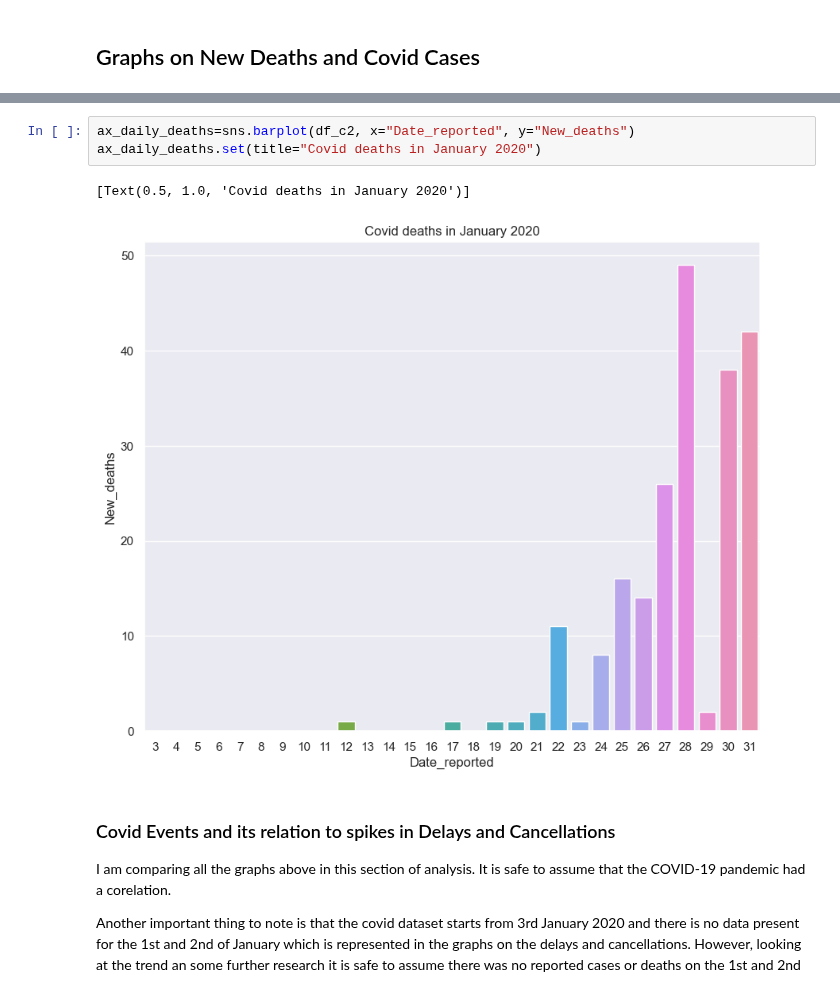
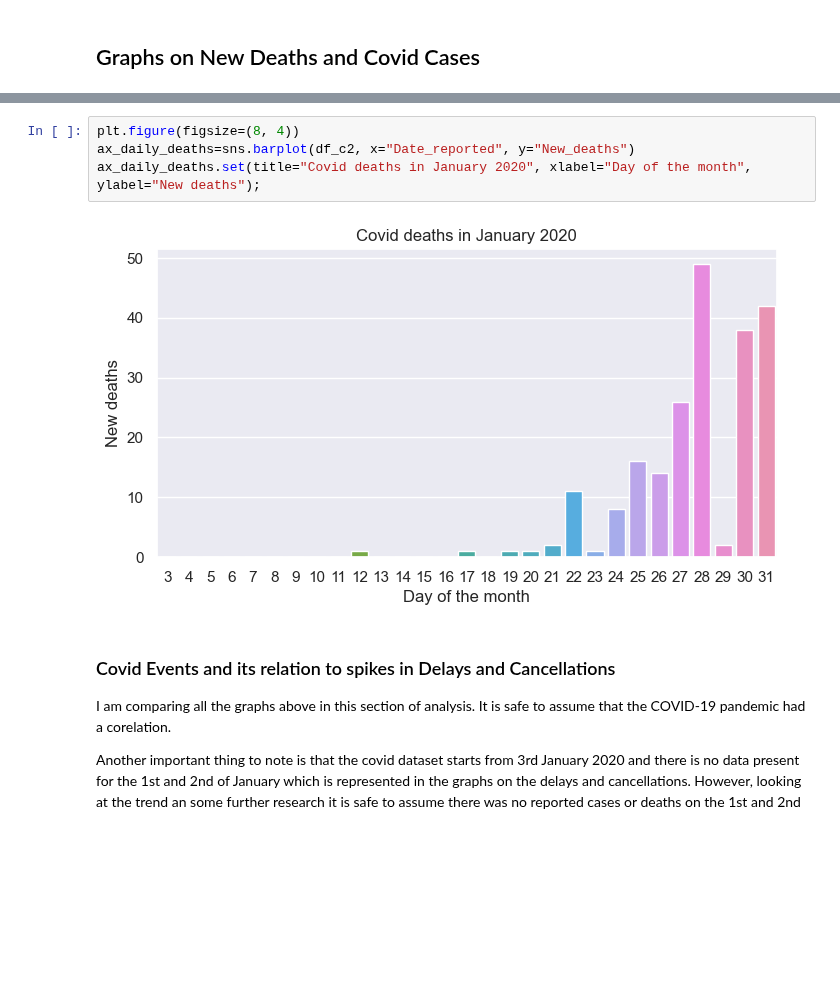
Before and after one commit to ubco-W2022T2-data301/project-group-group05, a Jupyter notebook: analysis/analysis_aakash.ipynb, the cells around one changed output, grey strips where cells are left out. Drawn from its saved outputs; the diff is of its cells as text; blank space fills up the shorter version.

Commit message:
analysis: Clean up axis labels, fix error
The dataframe for the last plot had been removed, so I took care of
that.

```diff
--- a/analysis/analysis_aakash.ipynb
+++ b/analysis/analysis_aakash.ipynb
@@ -210,9 +212,9 @@ ax_daily_cases.set(title="Covid cases in January 2020")
 # %%
+plt.figure(figsize=(8, 4))
 ax_daily_deaths=sns.barplot(df_c2, x="Date_reported", y="New_deaths")
-ax_daily_deaths.set(title="Covid deaths in January 2020")
+ax_daily_deaths.set(title="Covid deaths in January 2020", xlabel="Day of the month", ylabel="New deaths");
 # %% [output]
-[Text(0.5, 1.0, 'Covid deaths in January 2020')]
-[figure, old version]
+[figure, new version]
 # %% [markdown]
 ### Covid Events and its relation to spikes in Delays and Cancellations
 I am comparing all the graphs above in this section of analysis. It is safe to assume that the COVID-19 pandemic had a corelation.
```
Also changed, not shown: parts of 10 cells of this notebook.
